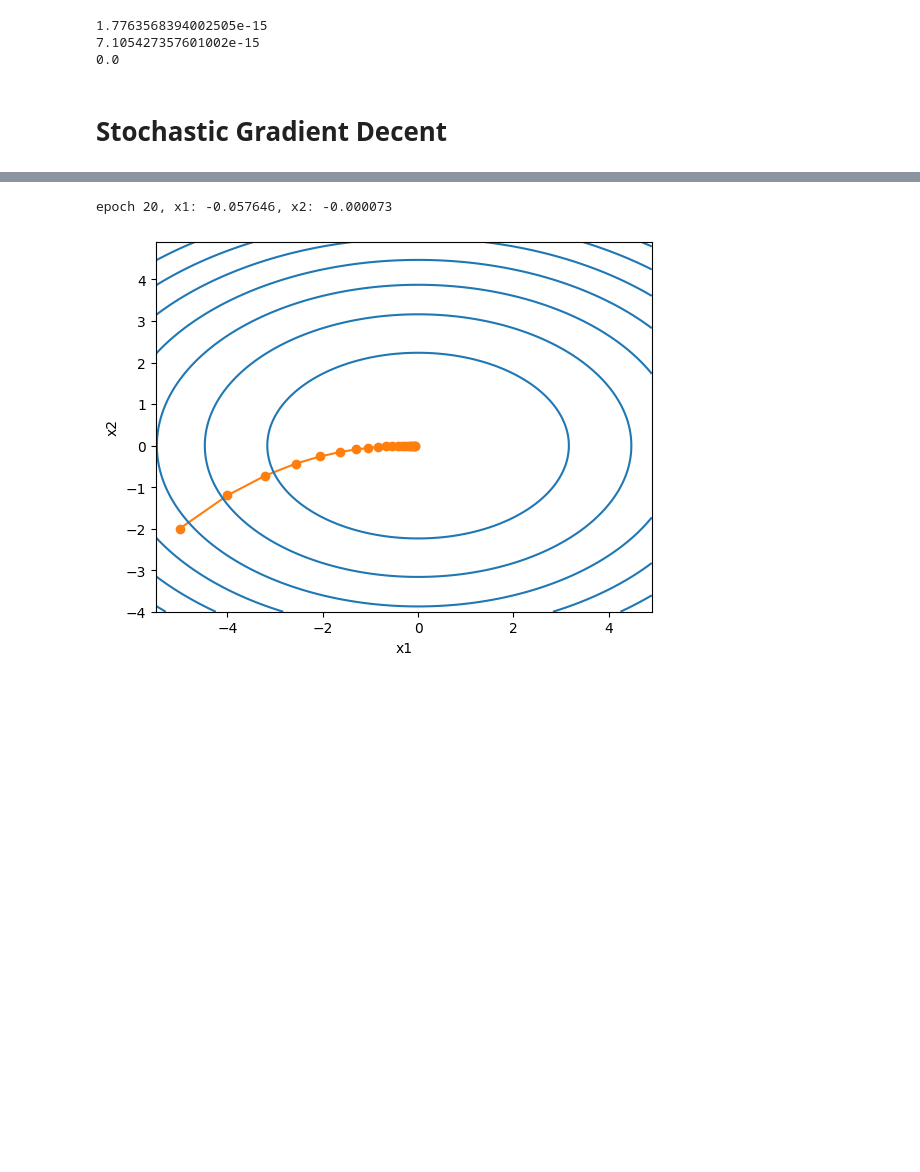
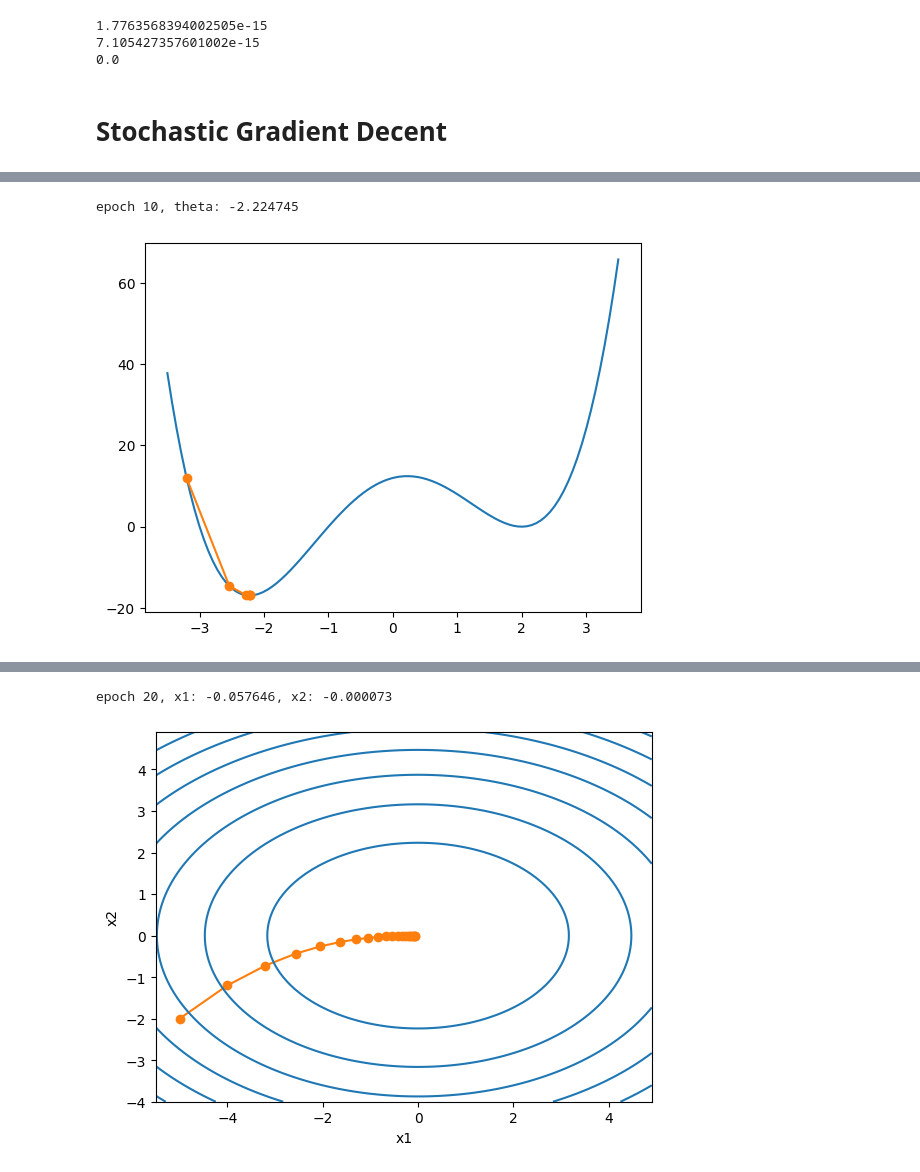
Before and after one commit to namoshi/mathAI, a Jupyter notebook: func_opt.ipynb, the cells around one changed output, grey strips where cells are left out. Saved outputs shown, nothing was run; the diff lists cells and outputs as text; code cells hidden in the pictures; blank space fills up the shorter version.

```diff
--- a/func_opt.ipynb
+++ b/func_opt.ipynb
@@ -121,0 +133,12 @@ epoch 10, x: 1.999999
+# %%
+# Gradient Decent Loop
+theta = 0.2  # initial value of x
+results = [theta]
+for i in range(nepoch):
+    theta -= eta * df(theta)  # Update
+    results.append(float(theta))
+print(f'epoch 10, theta: {theta:f}')
+
+# Plot Results
+#print(results)
+show_trace(results, f)
@@ -121,0 +148,12 @@ epoch 10, x: 1.999999
+# %%
+# Gradient Decent Loop
+theta = 0.5  # initial value of x
+results = [theta]
+for i in range(nepoch):
+    theta -= eta * df(theta)  # Update
+    results.append(float(theta))
+print(f'epoch 10, theta: {theta:f}')
+
+# Plot Results
+#print(results)
+show_trace(results, f)
@@ -121,0 +185,16 @@ epoch 10, x: 1.999999
+# %%
+# Newton's Method
+nepoch = 5
+theta = -3.2  # initial value of x
+results = [theta]
+for i in range(nepoch):
+    theta -= df(theta) / ddf(theta)  # Update Rule of Neuton's Method
+    results.append(float(theta))
+print(f'epoch 10, theta: {theta:f}')
+
+# Plot Results
+#print(results)
+show_trace(results, f)
+# %% [output]
+epoch 10, theta: -2.224745
+[figure, added]
```
Also changed, not shown: parts of 15 cells of this notebook.
